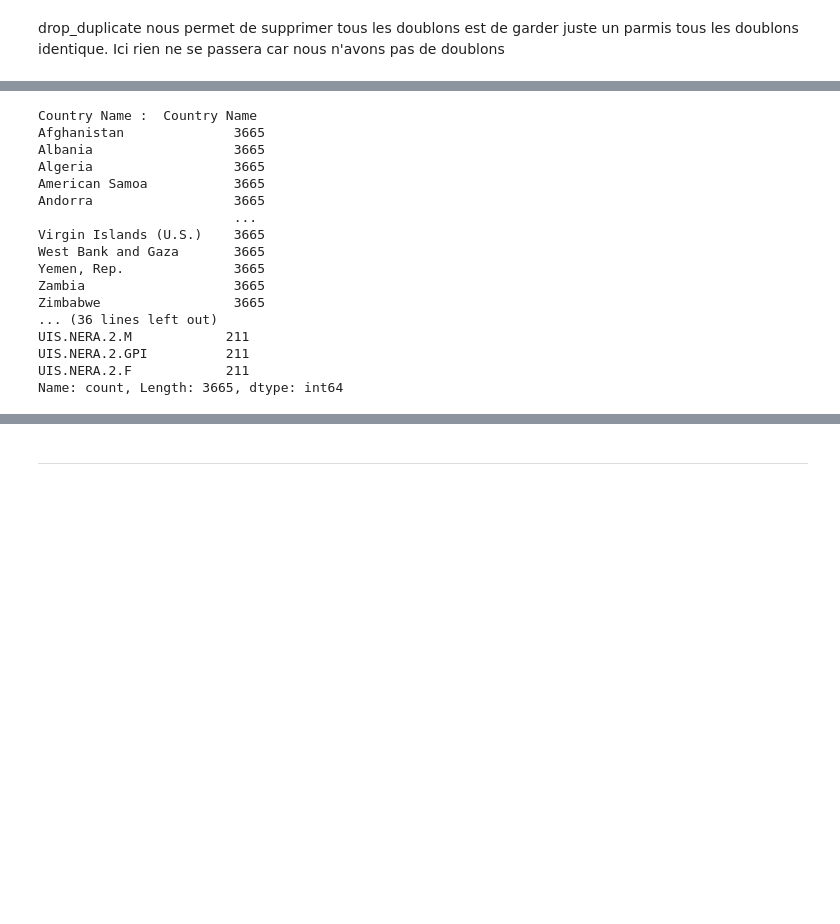
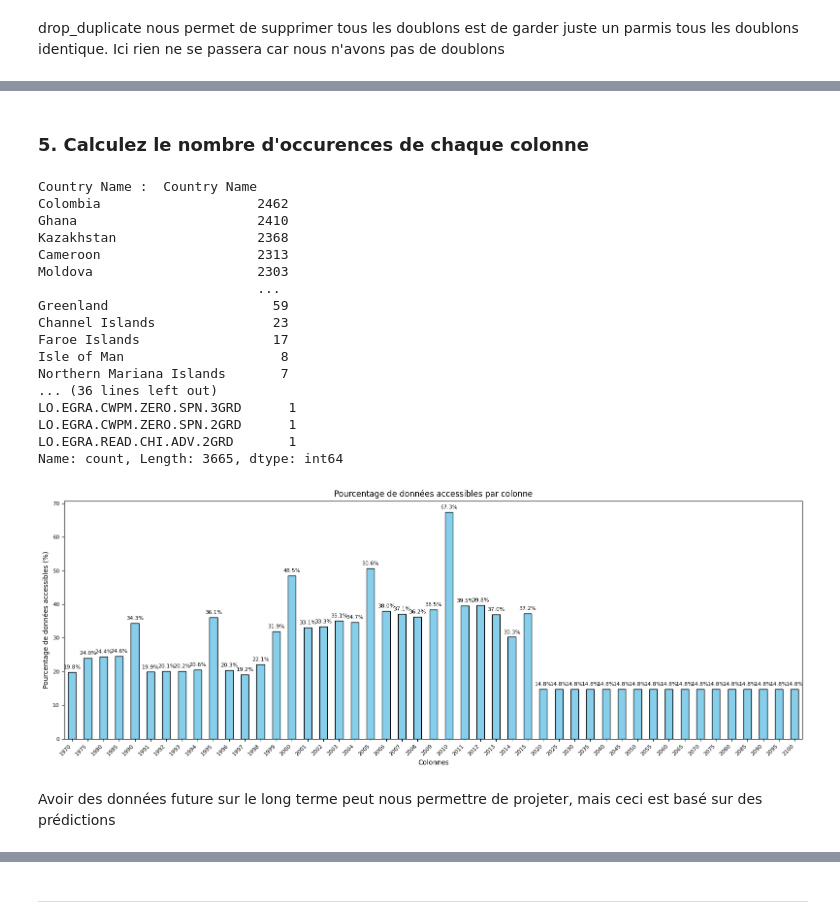
Before and after one commit to Xantos07/EducationalSystems, a Jupyter notebook: EducationalSystems.ipynb, the cells around one changed output, grey strips where cells are left out. Saved outputs shown, nothing was run; the diff lists cells and outputs as text; code cells hidden in the pictures; blank space fills up the shorter version.

```diff
--- a/EducationalSystems.ipynb
+++ b/EducationalSystems.ipynb
@@ -487,9 +786,11 @@ data_edSD_csv_cleaned.describe()
+# %% [markdown]
+### 5. Calculez le nombre d'occurences de chaque colonne
 # %%
 #calculez le nombre d'occurrences :
-cn = data_edSD_csv['Country Name'].value_counts()
-cc =data_edSD_csv['Country Code'].value_counts()
-iname = data_edSD_csv['Indicator Name'].value_counts()
-ic = data_edSD_csv['Indicator Code'].value_counts()
+cn = data_edSD_csv_cleaned['Country Name'].value_counts()
+cc =data_edSD_csv_cleaned['Country Code'].value_counts()
+iname = data_edSD_csv_cleaned['Indicator Name'].value_counts()
+ic = data_edSD_csv_cleaned['Indicator Code'].value_counts()
 
 print("Country Name : ", cn)
 print("Country Code : ", cc)
@@ -497,19 +798,50 @@ print("Indicator Name : ", iname)
 print("Indicator Code : ", ic)
 # %% [output]
 Country Name :  Country Name
-Afghanistan              3665
-Albania                  3665
-Algeria                  3665
-American Samoa           3665
-Andorra                  3665
-                         ...
-Virgin Islands (U.S.)    3665
-West Bank and Gaza       3665
-Yemen, Rep.              3665
-Zambia                   3665
-Zimbabwe                 3665
+Colombia                    2462
+Ghana                       2410
+Kazakhstan                  2368
+Cameroon                    2313
+Moldova                     2303
+                            ...
+Greenland                     59
+Channel Islands               23
+Faroe Islands                 17
+Isle of Man                    8
+Northern Mariana Islands       7
 ... (36 lines left out)
-UIS.NERA.2.M            211
-UIS.NERA.2.GPI          211
-UIS.NERA.2.F            211
+LO.EGRA.CWPM.ZERO.SPN.3GRD      1
+LO.EGRA.CWPM.ZERO.SPN.2GRD      1
+LO.EGRA.READ.CHI.ADV.2GRD       1
 Name: count, Length: 3665, dtype: int64
+# %%
+accessible_percentage = 100 - percentage_missing
+
+columns_to_exclude = ["Country Name", "Country Code", "Indicator Name", "Indicator Code"]
+accessible_percentage = accessible_percentage.drop(columns_to_exclude, errors='ignore')
+
+accessible_percentage = accessible_percentage[accessible_percentage > 10]
+
+plt.figure(figsize=(16, 6))
+
+ax = accessible_percentage.plot(
+    kind='bar',
+    color='skyblue',
+    edgecolor='black',
+    fontsize=8
+)
+
+ax.set_title("Pourcentage de données accessibles par colonne", fontsize=12)
+ax.set_xlabel("Colonnes", fontsize=10)
+ax.set_ylabel("Pourcentage de données accessibles (%)", fontsize=10)
+
+for i, value in enumerate(accessible_percentage):
+    ax.text(i, value + 1, f'{value:.1f}%', ha='center', fontsize=8)
+
+plt.xticks(rotation=45, ha='right')
+plt.tight_layout()
+plt.show()
+# %% [output]
+[figure, added]
+# %% [markdown]
+Avoir des données future sur le long terme peut nous permettre de projeter, mais ceci est basé sur des prédictions
```
Also changed, not shown: parts of 161 cells of this notebook.
